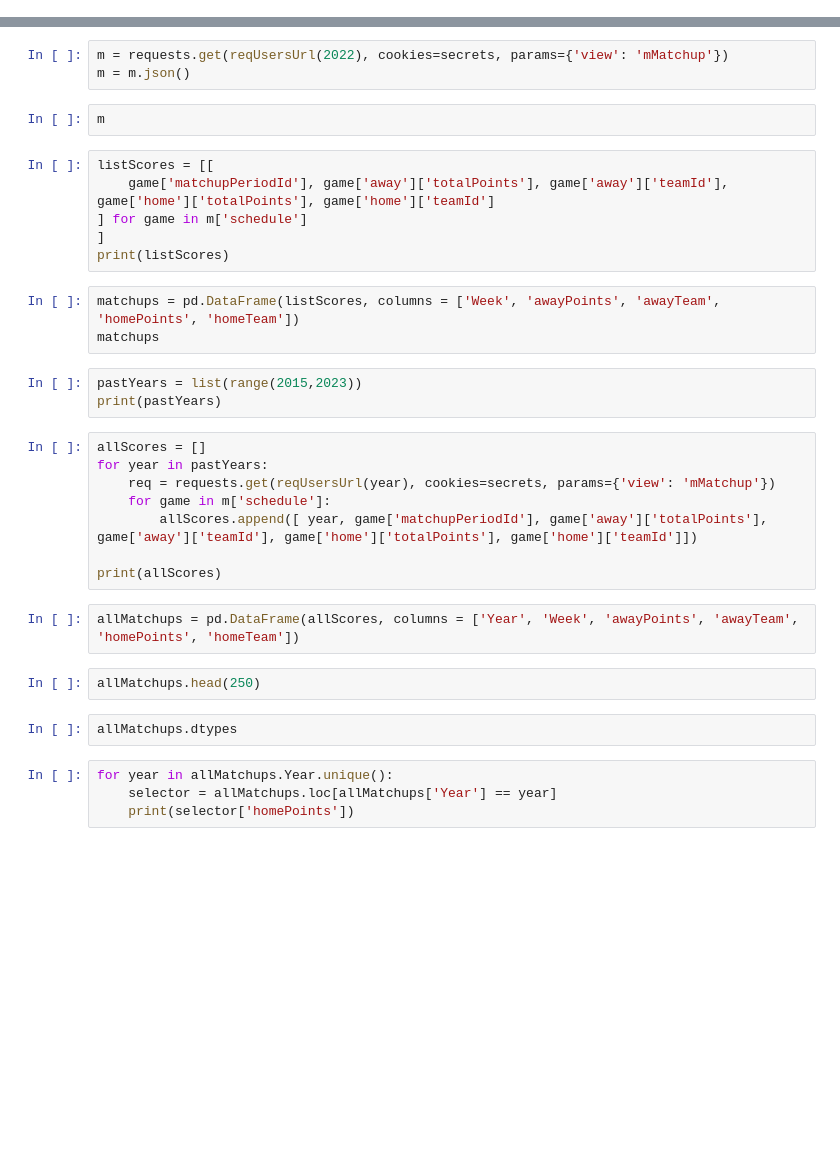
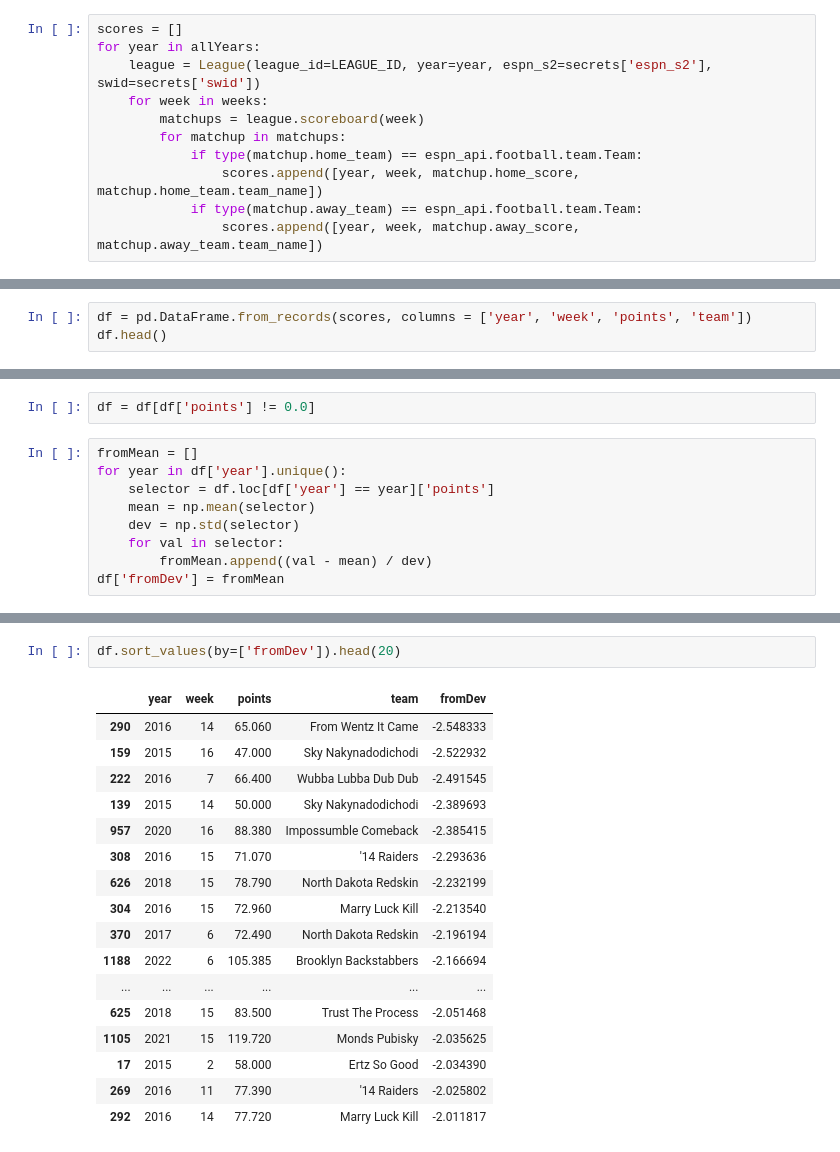
Before and after one commit to tpacun/ff_eda, a Jupyter notebook: eda.ipynb, the cells around one changed output, grey strips where cells are left out. Cells and saved outputs as stored; diff of their text form; blank space fills up the shorter version.

```diff
--- a/eda.ipynb
+++ b/eda.ipynb
@@ -38,0 +23,11 @@ teams
+# %%
+scores = []
+for year in allYears:
+    league = League(league_id=LEAGUE_ID, year=year, espn_s2=secrets['espn_s2'], swid=secrets['swid'])
+    for week in weeks:
+        matchups = league.scoreboard(week)
+        for matchup in matchups:
+            if type(matchup.home_team) == espn_api.football.team.Team:
+                scores.append([year, week, matchup.home_score, matchup.home_team.team_name])
+            if type(matchup.away_team) == espn_api.football.team.Team:
+                scores.append([year, week, matchup.away_score, matchup.away_team.team_name])
@@ -38,0 +54,3 @@ teams
+# %%
+df = pd.DataFrame.from_records(scores, columns = ['year', 'week', 'points', 'team'])
+df.head()
@@ -39 +64,12 @@ teams
+# %%
+df = df[df['points'] != 0.0]
+# %%
+fromMean = []
+for year in df['year'].unique():
+    selector = df.loc[df['year'] == year]['points']
+    mean = np.mean(selector)
+    dev = np.std(selector)
+    for val in selector:
+        fromMean.append((val - mean) / dev)
+df['fromDev'] = fromMean
 # %%
@@ -41,35 +84,20 @@ members.head()
-# %%
-m = requests.get(reqUsersUrl(2022), cookies=secrets, params={'view': 'mMatchup'})
-m = m.json()
-# %%
-m
-# %%
-listScores = [[
-    game['matchupPeriodId'], game['away']['totalPoints'], game['away']['teamId'], game['home']['totalPoints'], game['home']['teamId']
-] for game in m['schedule']
-]
-print(listScores)
-# %%
-matchups = pd.DataFrame(listScores, columns = ['Week', 'awayPoints', 'awayTeam', 'homePoints', 'homeTeam'])
-matchups
-# %%
-pastYears = list(range(2015,2023))
-print(pastYears)
-# %%
-allScores = []
-for year in pastYears:
-    req = requests.get(reqUsersUrl(year), cookies=secrets, params={'view': 'mMatchup'})
-    for game in m['schedule']:
-        allScores.append([ year, game['matchupPeriodId'], game['away']['totalPoints'], game['away']['teamId'], game['home']['totalPoints'], game['home']['teamId']])
-
-print(allScores)
-# %%
-allMatchups = pd.DataFrame(allScores, columns = ['Year', 'Week', 'awayPoints', 'awayTeam', 'homePoints', 'homeTeam'])
-# %%
-allMatchups.head(250)
-# %%
-allMatchups.dtypes
-# %%
-for year in allMatchups.Year.unique():
-    selector = allMatchups.loc[allMatchups['Year'] == year]
-    print(selector['homePoints'])
+# %%
+df.sort_values(by=['fromDev']).head(20)
+# %% [output]
+|  | year | week | points | team | fromDev |
+| 290 | 2016 | 14 | 65.060 | From Wentz It Came | -2.548333 |
+| 159 | 2015 | 16 | 47.000 | Sky Nakynadodichodi | -2.522932 |
+| 222 | 2016 | 7 | 66.400 | Wubba Lubba Dub Dub | -2.491545 |
+| 139 | 2015 | 14 | 50.000 | Sky Nakynadodichodi | -2.389693 |
+| 957 | 2020 | 16 | 88.380 | Impossumble Comeback | -2.385415 |
+| 308 | 2016 | 15 | 71.070 | '14 Raiders | -2.293636 |
+| 626 | 2018 | 15 | 78.790 | North Dakota Redskin | -2.232199 |
+| 304 | 2016 | 15 | 72.960 | Marry Luck Kill | -2.213540 |
+| 370 | 2017 | 6 | 72.490 | North Dakota Redskin | -2.196194 |
+| 1188 | 2022 | 6 | 105.385 | Brooklyn Backstabbers | -2.166694 |
+| ... | ... | ... | ... | ... | ... |
+| 625 | 2018 | 15 | 83.500 | Trust The Process | -2.051468 |
+| 1105 | 2021 | 15 | 119.720 | Monds Pubisky | -2.035625 |
+| 17 | 2015 | 2 | 58.000 | Ertz So Good | -2.034390 |
+| 269 | 2016 | 11 | 77.390 | '14 Raiders | -2.025802 |
+| 292 | 2016 | 14 | 77.720 | Marry Luck Kill | -2.011817 |
```
Also changed, not shown: parts of 9 cells of this notebook.
